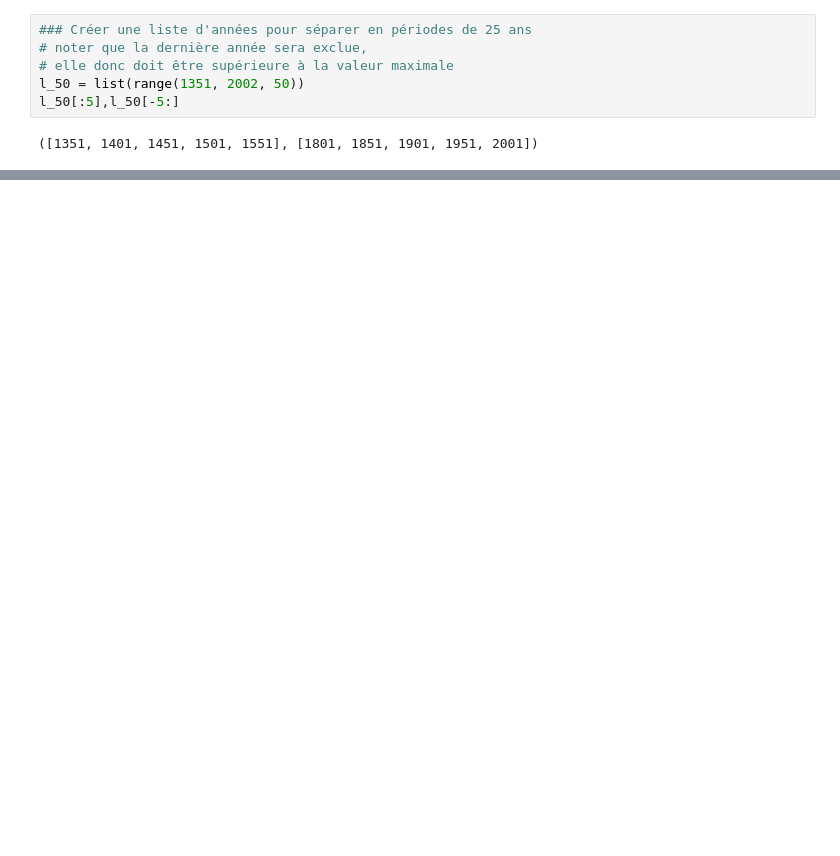
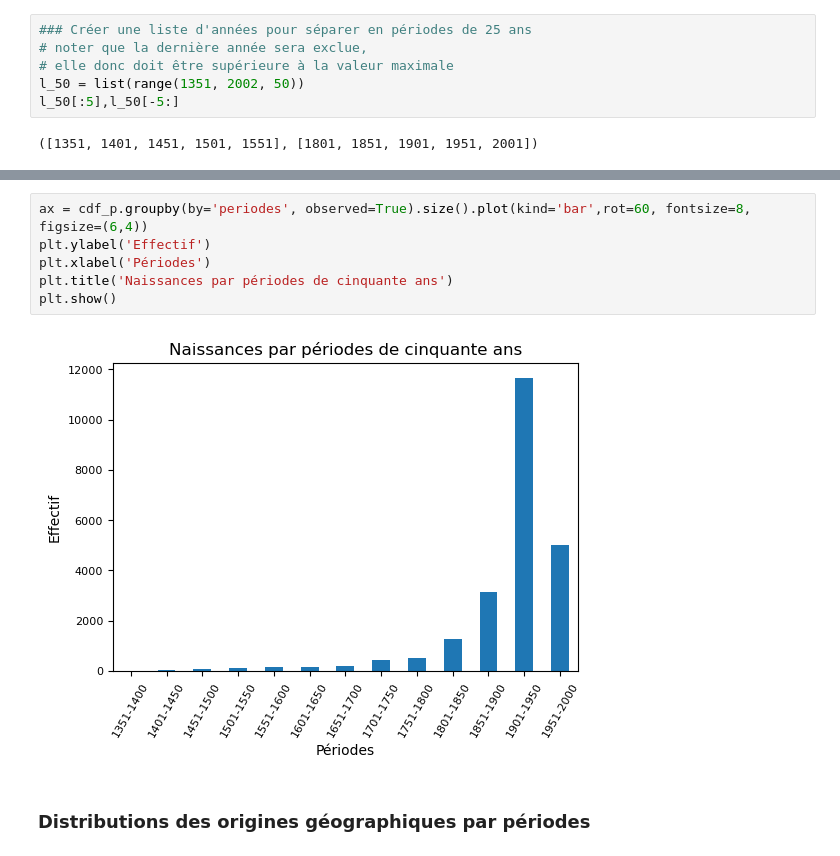
Before and after one commit to Chiodo53/astronomers, a Jupyter notebook: notebooks_jupyter/wikidata_exploration/wdt_nationalite_analyse.ipynb, the cells around one changed output, grey strips where cells are left out. Saved outputs shown, nothing was run; the diff lists cells and outputs as text; blank space fills up the shorter version.

```diff
--- a/notebooks_jupyter/wikidata_exploration/wdt_nationalite_analyse.ipynb
+++ b/notebooks_jupyter/wikidata_exploration/wdt_nationalite_analyse.ipynb
@@ -774,0 +185,10 @@ while i < 4:
+# %%
+ax = cdf_p.groupby(by='periodes', observed=True).size().plot(kind='bar',rot=60, fontsize=8, figsize=(6,4))
+plt.ylabel('Effectif')
+plt.xlabel('Périodes')
+plt.title('Naissances par périodes de cinquante ans')
+plt.show()
+# %% [output]
+[figure, added]
+# %% [markdown]
+### Distributions des origines géographiques par périodes
```
Also changed, not shown: parts of 104 cells of this notebook.
